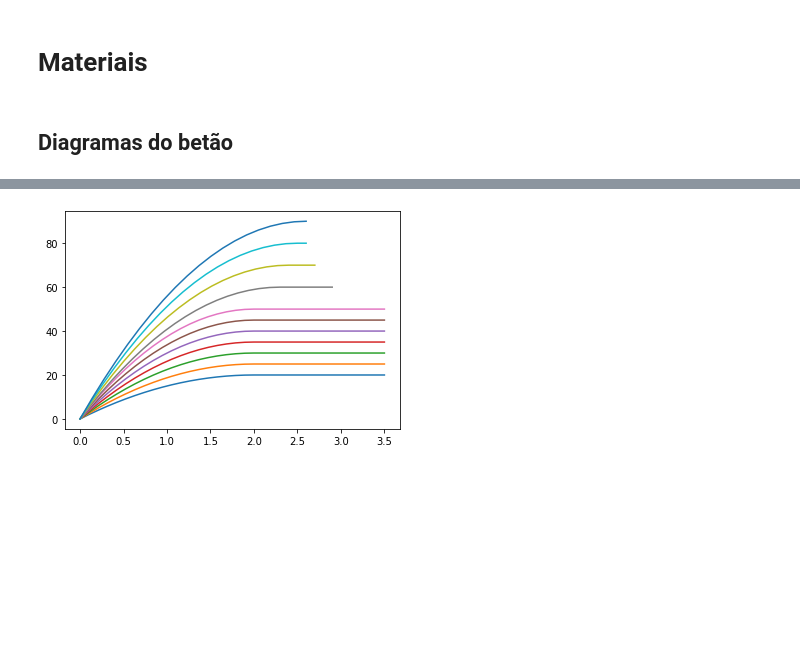
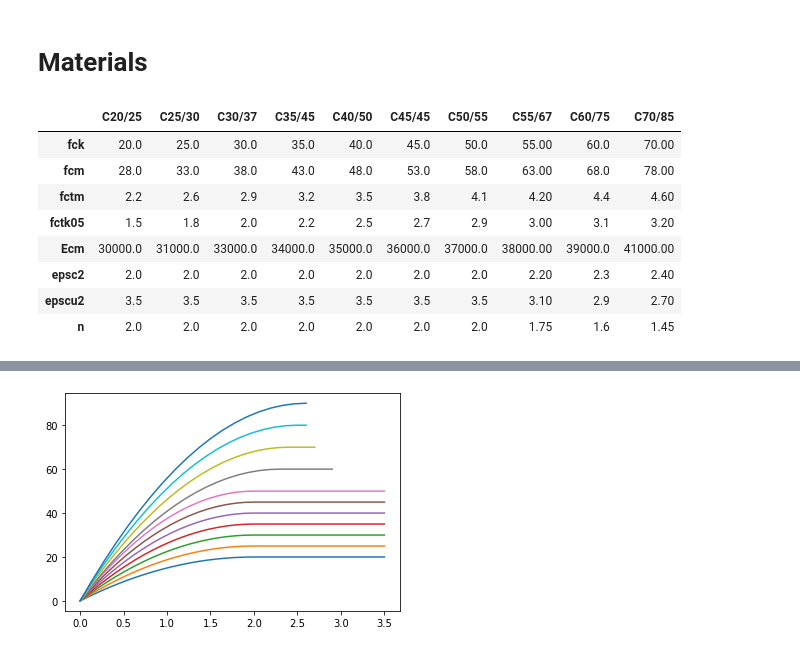
Before and after one commit to pcachim/concrete, a Jupyter notebook: ec2-material.ipynb, the cells around one changed output, grey strips where cells are left out. Cells and saved outputs as stored; diff of their text form; code cells hidden in the pictures; blank space fills up the shorter version.

```diff
--- a/ec2-material.ipynb
+++ b/ec2-material.ipynb
@@ -1,5 +1,5 @@
 # %% [markdown]
-# Materiais
+# Materials
 # %%
 %matplotlib inline
 import math
@@ -11,5 +12,23 @@ c_fck = np.array([20, 25, 30, 35, 40, 45, 50, 60, 70, 80, 90])
 c_epsc2 = np.array( [2.0, 2.0, 2.0, 2.0, 2.0, 2.0, 2.0, 2.3, 2.4 , 2.5, 2.6])
 c_epscu2 = np.array([3.5, 3.5, 3.5, 3.5, 3.5, 3.5, 3.5, 2.9, 2.7 , 2.6, 2.6])
 c_n = np.array(     [2.0, 2.0, 2.0, 2.0, 2.0, 2.0, 2.0, 1.6, 1.45, 1.4, 1.4])
-# %% [markdown]
-## Diagramas do betão
+# %%
+f = open("eurocodes.json", "r")
+database = json.loads(f.read())
+concs = database["Eurocodes"]["Materials"]["Concrete"]
+reinfs = database["Eurocodes"]["Materials"]["Reinforcement"]
+prestr = database["Eurocodes"]["Materials"]["Prestress"]
+ec2conc = pd.DataFrame.from_dict(concs["Classes"])
+ec2reinf = pd.DataFrame.from_dict(reinfs["Classes"])
+# %%
+ec2conc
+# %% [output]
+|  | C20/25 | C25/30 | C30/37 | C35/45 | C40/50 | C45/45 | C50/55 | C55/67 | C60/75 | C70/85 |
+| fck | 20.0 | 25.0 | 30.0 | 35.0 | 40.0 | 45.0 | 50.0 | 55.00 | 60.0 | 70.00 |
+| fcm | 28.0 | 33.0 | 38.0 | 43.0 | 48.0 | 53.0 | 58.0 | 63.00 | 68.0 | 78.00 |
+| fctm | 2.2 | 2.6 | 2.9 | 3.2 | 3.5 | 3.8 | 4.1 | 4.20 | 4.4 | 4.60 |
+| fctk05 | 1.5 | 1.8 | 2.0 | 2.2 | 2.5 | 2.7 | 2.9 | 3.00 | 3.1 | 3.20 |
+| Ecm | 30000.0 | 31000.0 | 33000.0 | 34000.0 | 35000.0 | 36000.0 | 37000.0 | 38000.00 | 39000.0 | 41000.00 |
+| epsc2 | 2.0 | 2.0 | 2.0 | 2.0 | 2.0 | 2.0 | 2.0 | 2.20 | 2.3 | 2.40 |
+| epscu2 | 3.5 | 3.5 | 3.5 | 3.5 | 3.5 | 3.5 | 3.5 | 3.10 | 2.9 | 2.70 |
+| n | 2.0 | 2.0 | 2.0 | 2.0 | 2.0 | 2.0 | 2.0 | 1.75 | 1.6 | 1.45 |
```
Also changed, not shown: parts of 3 cells of this notebook, 2 other files.
